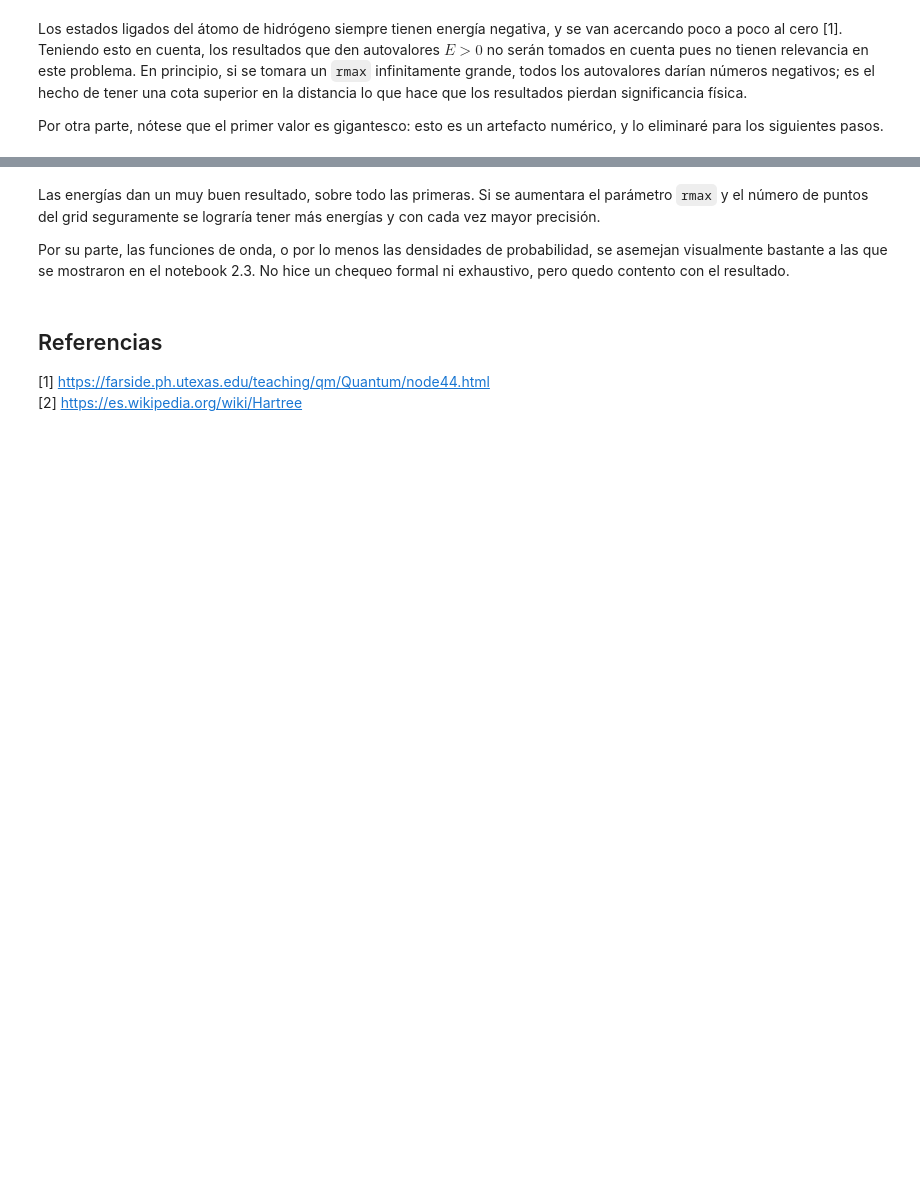
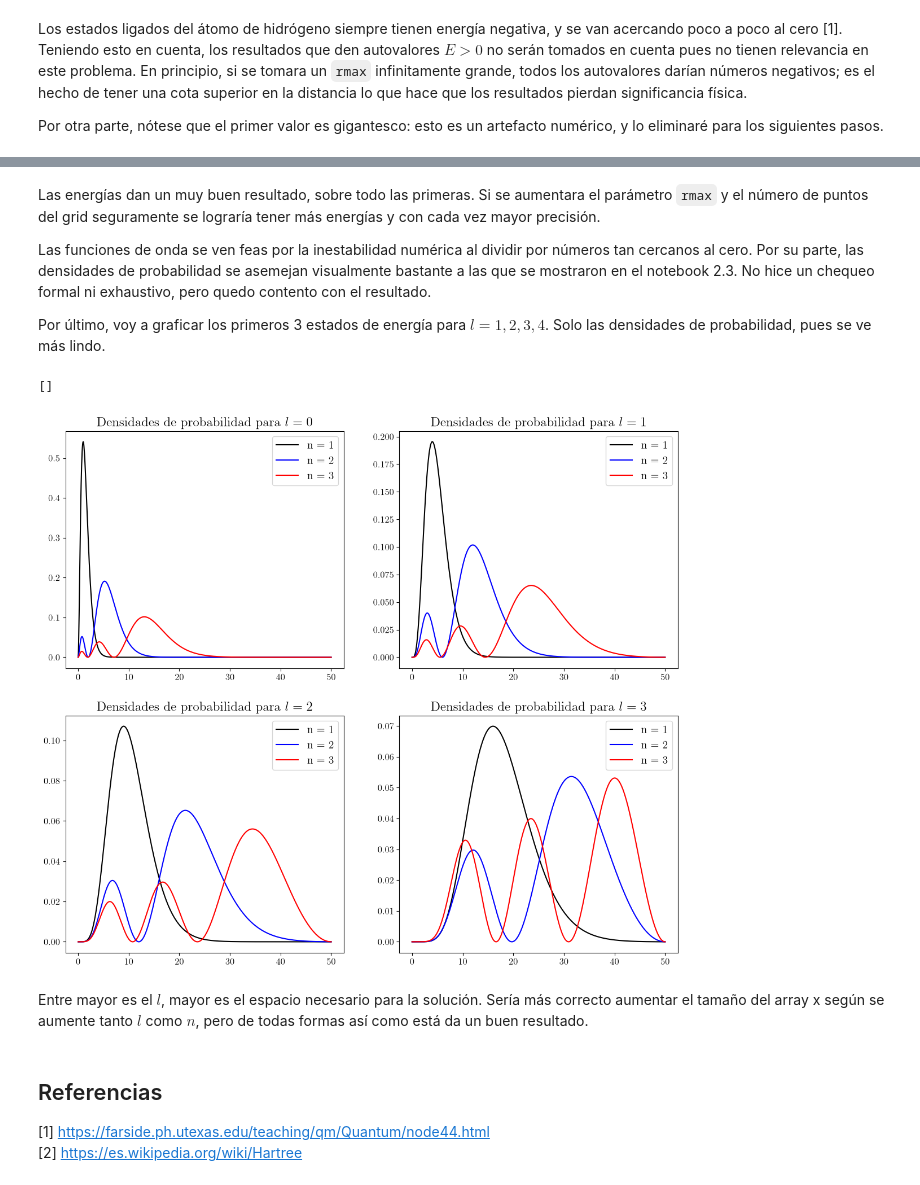
Before and after one commit to anferivera/Fisica_Computacional_1, a Jupyter notebook: Estudiantes/Agudelo_0415/Lab_5_FDM_schrodinger.ipynb, the cells around one changed output, grey strips where cells are left out. Saved outputs shown, nothing was run; the diff lists cells and outputs as text; code cells hidden in the pictures; blank space fills up the shorter version.

```diff
--- a/Estudiantes/Agudelo_0415/Lab_5_FDM_schrodinger.ipynb
+++ b/Estudiantes/Agudelo_0415/Lab_5_FDM_schrodinger.ipynb
@@ -151,7 +160,27 @@ E_6 (numérico) = -0.063 eV       E_6 (teórico) = -0.378          diff = 0.3147
 # %% [markdown]
 Las energías dan un muy buen resultado, sobre todo las primeras. Si se aumentara el parámetro `rmax` y el número de puntos del grid seguramente se lograría tener más energías y con cada vez mayor precisión.
 
-Por su parte, las funciones de onda, o por lo menos las densidades de probabilidad, se asemejan visualmente bastante a las que se mostraron en el notebook 2.3. No hice un chequeo formal ni exhaustivo, pero quedo contento con el resultado.
+Las funciones de onda se ven feas por la inestabilidad numérica al dividir por números tan cercanos al cero. Por su parte, las densidades de probabilidad se asemejan visualmente bastante a las que se mostraron en el notebook 2.3.  No hice un chequeo formal ni exhaustivo, pero quedo contento con el resultado.
+
+Por último, voy a graficar los primeros 3 estados de energía para $l = 1, 2, 3, 4$. Solo las densidades de probabilidad, pues se ve más lindo.
+# %%
+fig, axs = plt.subplots(2, 2, figsize=(14, 12))
+axs_flat = axs.flatten()
+
+for i, ax in enumerate(axs_flat):
+    E, u = radial_sol(x, i)
+    ax.plot(x, u[0]**2, color="black", label=f"n = 1")
+    ax.plot(x, u[1]**2, color="blue", label=f"n = 2")
+    ax.plot(x, u[2]**2, color="red", label=f"n = 3")
+    ax.set_title(f"Densidades de probabilidad para $l = {i}$")
+    ax.legend()
+
+plt.plot()
+# %% [output]
+[]
+[figure, added]
+# %% [markdown]
+Entre mayor es el $l$, mayor es el espacio necesario para la solución. Sería más correcto aumentar el tamaño del array x según se aumente tanto $l$ como $n$, pero de todas formas así como está da un buen resultado.
 # %% [markdown]
 ## Referencias
 
```
Also changed, not shown: parts of 4 cells of this notebook.
